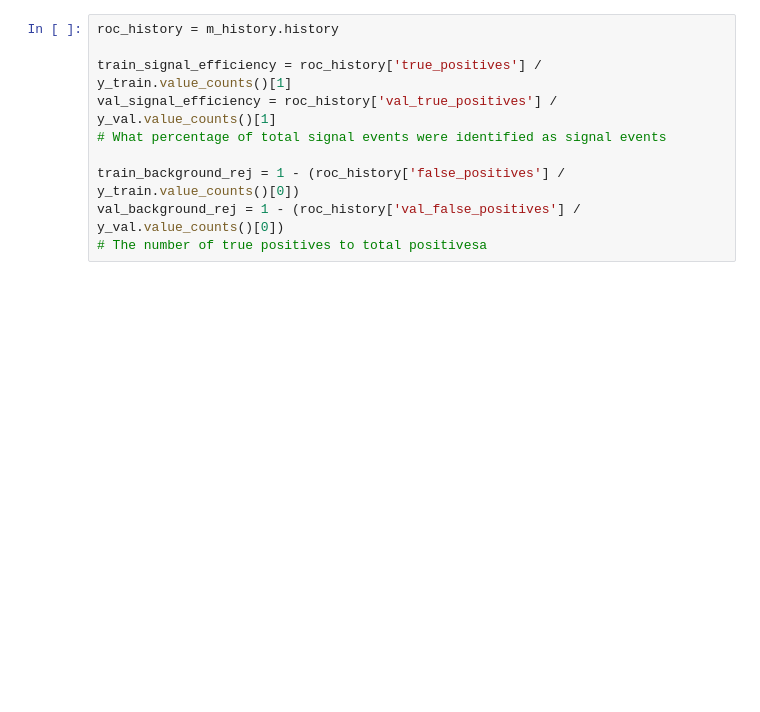
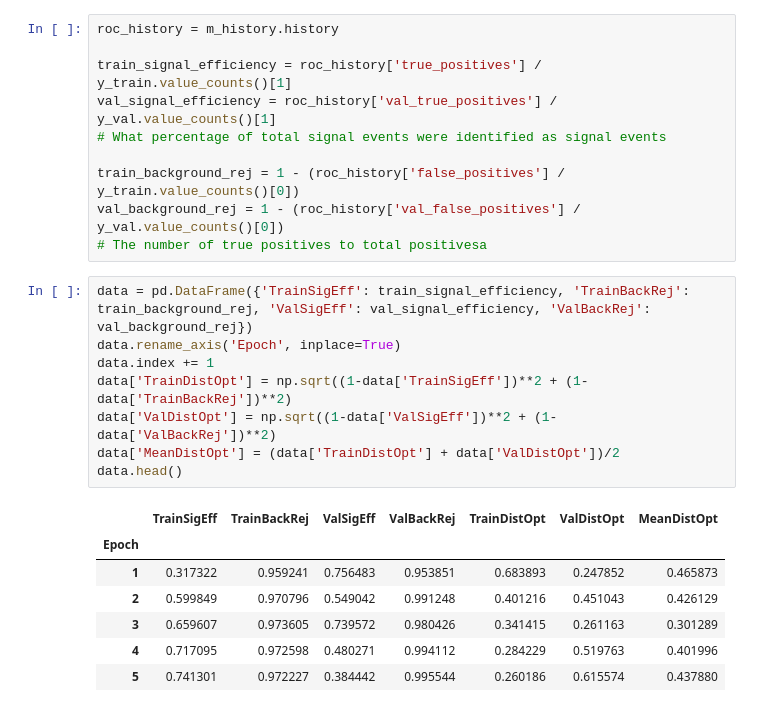
Before and after one commit to ChandlerKenworthy/Y4RareDecayProject, a Jupyter notebook: code/neural_network/nn_with_preselection.ipynb, the cells around one changed output. Saved outputs shown, nothing was run; the diff lists cells and outputs as text; blank space fills up the shorter version.

```diff
--- a/code/neural_network/nn_with_preselection.ipynb
+++ b/code/neural_network/nn_with_preselection.ipynb
@@ -177,4 +214,20 @@ val_signal_efficiency = roc_history['val_true_positives'] /  y_val.value_counts(
 train_background_rej = 1 - (roc_history['false_positives'] / y_train.value_counts()[0])
 val_background_rej = 1 - (roc_history['val_false_positives'] / y_val.value_counts()[0])
 # The number of true positives to total positivesa
+# %%
+data = pd.DataFrame({'TrainSigEff': train_signal_efficiency, 'TrainBackRej': train_background_rej, 'ValSigEff': val_signal_efficiency, 'ValBackRej': val_background_rej})
+data.rename_axis('Epoch', inplace=True)
+data.index += 1
+data['TrainDistOpt'] = np.sqrt((1-data['TrainSigEff'])**2 + (1-data['TrainBackRej'])**2)
+data['ValDistOpt'] = np.sqrt((1-data['ValSigEff'])**2 + (1-data['ValBackRej'])**2)
+data['MeanDistOpt'] = (data['TrainDistOpt'] + data['ValDistOpt'])/2
+data.head()
+# %% [output]
+|  | TrainSigEff | TrainBackRej | ValSigEff | ValBackRej | TrainDistOpt | ValDistOpt | MeanDistOpt |
+| Epoch |  |  |  |  |  |  |  |
+| 1 | 0.317322 | 0.959241 | 0.756483 | 0.953851 | 0.683893 | 0.247852 | 0.465873 |
+| 2 | 0.599849 | 0.970796 | 0.549042 | 0.991248 | 0.401216 | 0.451043 | 0.426129 |
+| 3 | 0.659607 | 0.973605 | 0.739572 | 0.980426 | 0.341415 | 0.261163 | 0.301289 |
+| 4 | 0.717095 | 0.972598 | 0.480271 | 0.994112 | 0.284229 | 0.519763 | 0.401996 |
+| 5 | 0.741301 | 0.972227 | 0.384442 | 0.995544 | 0.260186 | 0.615574 | 0.437880 |
 # %%
```
Also changed, not shown: parts of 12 cells of this notebook.
